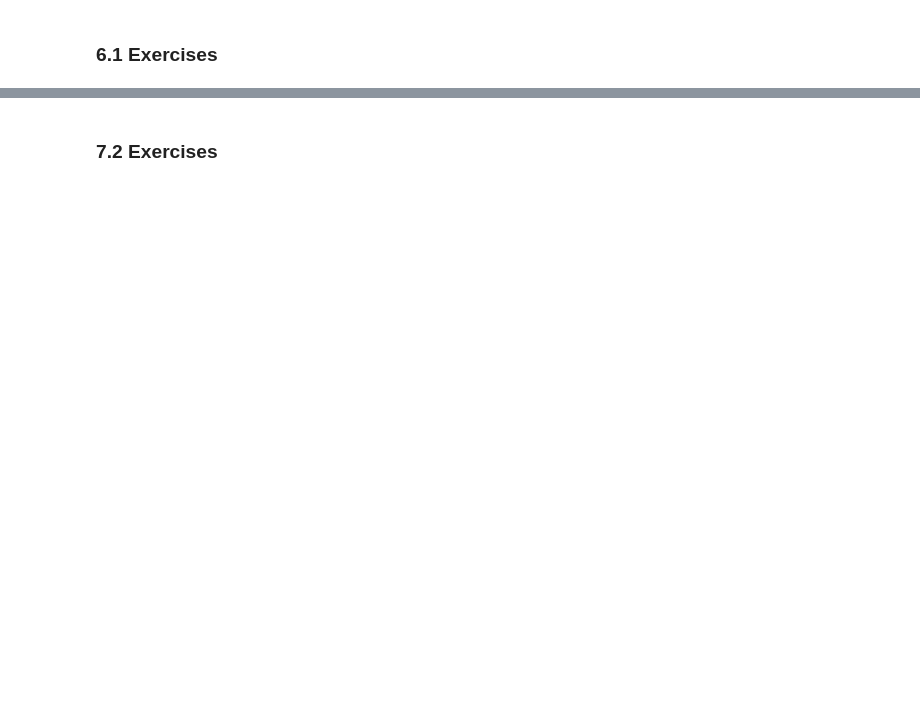
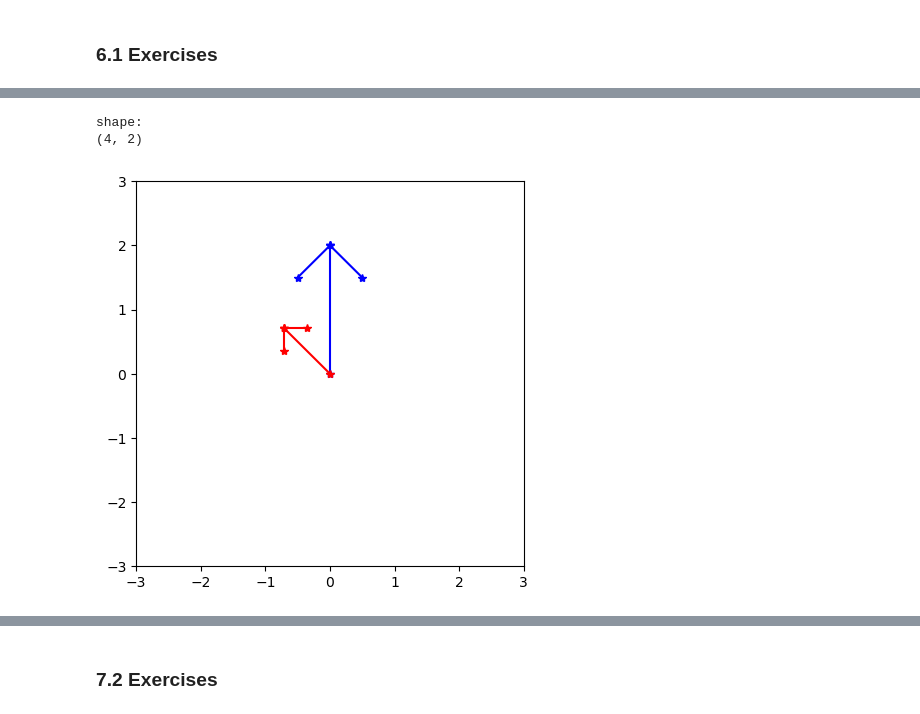
Before and after one commit to segevbr/introToMachineLearning, a Jupyter notebook: ex02/exercise.ipynb, the cells around one changed output, grey strips where cells are left out. Drawn from its saved outputs; the diff is of its cells as text; code cells hidden in the pictures; blank space fills up the shorter version.

```diff
--- a/ex02/exercise.ipynb
+++ b/ex02/exercise.ipynb
@@ -523,34 +703,38 @@ def plot_arrow(pts, clr):
 ## Then, you will scale the arrow by multiplying the previous result with the scale matrix
 ## where the scale matrix stands on the left.
 
 ## Hint: You will need to do some transpose operations.
 
 arrow = np.array([[ 0.,  0.,],
                   [ 0.,  2.],
                   [-0.5, 1.5],
                   [ 0.5, 1.5]])
 angle = np.pi / 4.
 
 rot = np.array([[np.cos(angle), -np.sin(angle)],
                 [np.sin(angle),  np.cos(angle)]])
 
 scale = np.array([[0.5, 0.],
                   [0., 0.5]])
 
-arrow_sr = None  # <<< YOUR CODE HERE
+arrow_sr = (scale @ (rot @ arrow.T)).T # <<< YOUR CODE HERE
 
 # Plot the arrows.
 plt.figure(figsize=(5, 5))
 plt.xlim(-3, 3)
 plt.ylim(-3, 3)
 plot_arrow(arrow, 'b')
 plot_arrow(arrow_sr, 'r')
 
 ## Check the answers.
 assert(np.allclose(arrow_sr, np.array([[ 0.        ,  0.        ],
                                        [-0.70710678,  0.70710678],
                                        [-0.70710678,  0.35355339],
                                        [-0.35355339,  0.70710678]])))
+# %% [output]
+shape:
+(4, 2)
+[figure, added]
 # %% [markdown]
 ## 7 Broadcasting
 
```
Also changed, not shown: parts of 22 cells of this notebook.
